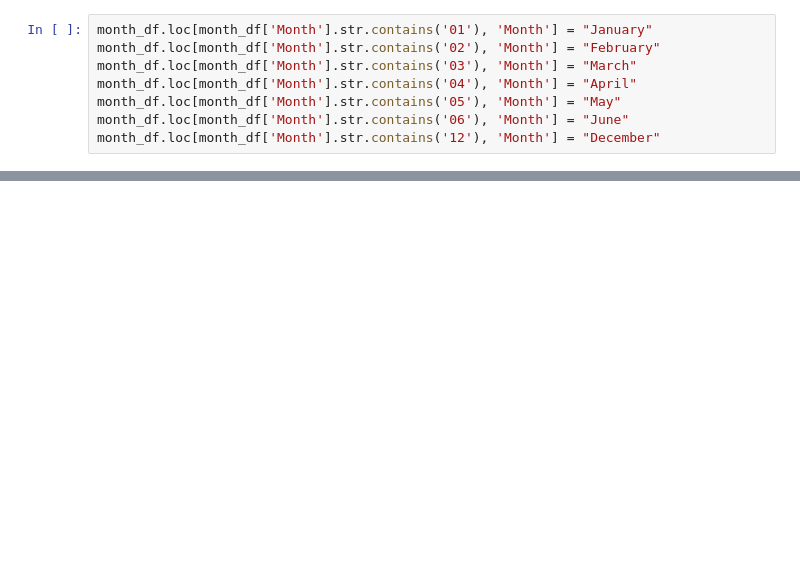
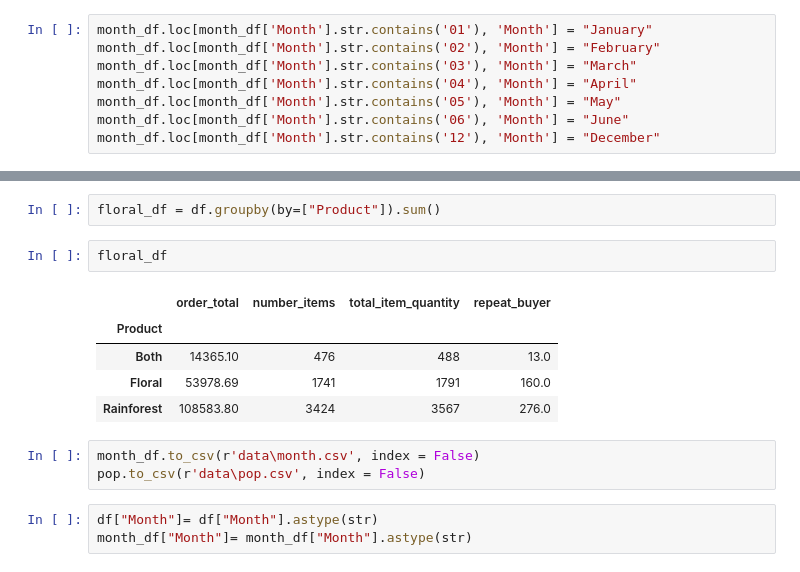
Before and after one commit to rstrong341/Bamboo_Advertising_Report, a Jupyter notebook: Order_Report_Cleaning.ipynb, the cells around one changed output, grey strips where cells are left out. Cells and saved outputs as stored; diff of their text form; blank space fills up the shorter version.

```diff
--- a/Order_Report_Cleaning.ipynb
+++ b/Order_Report_Cleaning.ipynb
@@ -279,0 +299,16 @@ ax = month_df.plot.bar(x='Month', y='number_items', rot=0)
+# %%
+floral_df = df.groupby(by=["Product"]).sum()
+# %%
+floral_df
+# %% [output]
+|  | order_total | number_items | total_item_quantity | repeat_buyer |
+| Product |  |  |  |  |
+| Both | 14365.10 | 476 | 488 | 13.0 |
+| Floral | 53978.69 | 1741 | 1791 | 160.0 |
+| Rainforest | 108583.80 | 3424 | 3567 | 276.0 |
+# %%
+month_df.to_csv(r'data\month.csv', index = False)
+pop.to_csv(r'data\pop.csv', index = False)
+# %%
+df["Month"]= df["Month"].astype(str)
+month_df["Month"]= month_df["Month"].astype(str)
```
Also changed, not shown: parts of 14 cells of this notebook, 6 other files.
